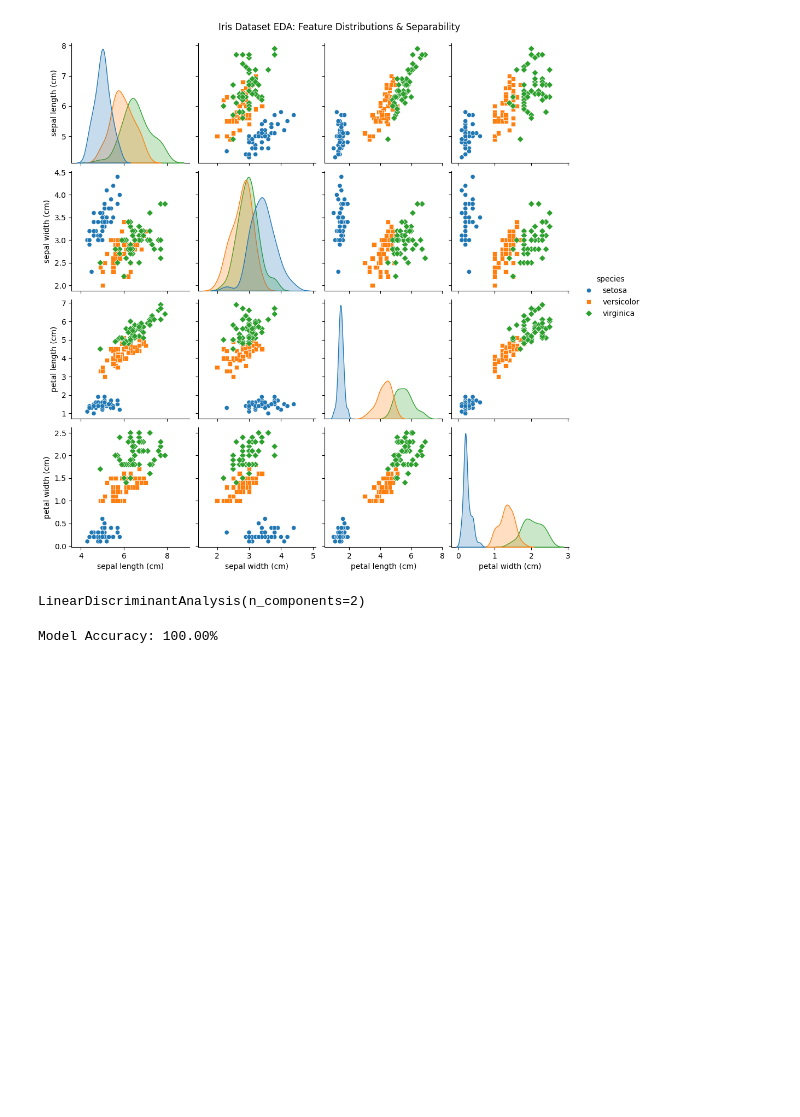
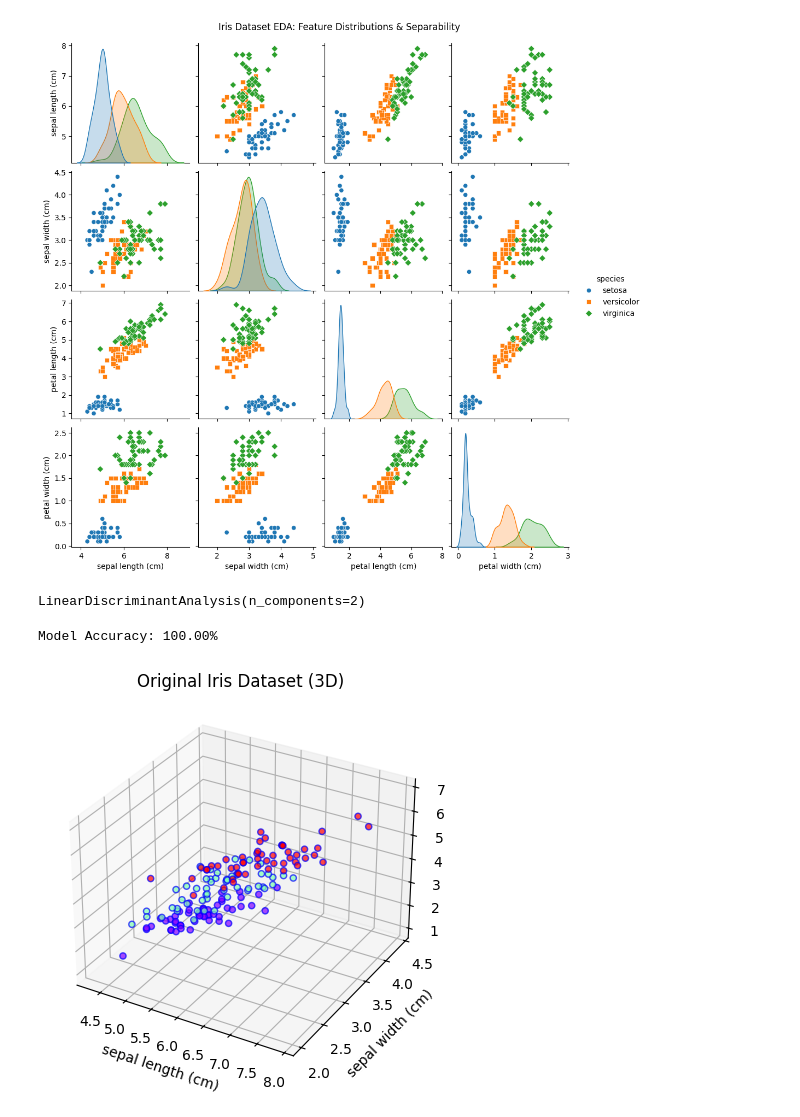
Before and after one commit to malik09-teach/batch-01, a Jupyter notebook: classification/LDA.ipynb, the cells around one changed output. Drawn from its saved outputs; the diff is of its cells as text; code cells hidden in the pictures; blank space fills up the shorter version.

```diff
--- a/classification/LDA.ipynb
+++ b/classification/LDA.ipynb
@@ -63,0 +75,7 @@ print(f"Probability Scores: Setosa ({predicted_probabilities[0]:.4f}), "
+# %%
+iris = load_iris()
+dataset = pd.DataFrame(columns=iris.feature_names, data=iris.data)
+dataset['target'] = iris.target
+
+X = dataset.iloc[:, 0:4].values
+y = dataset.iloc[:, 4].values
@@ -63,0 +90,11 @@ print(f"Probability Scores: Setosa ({predicted_probabilities[0]:.4f}), "
+# %%
+fig = plt.figure(figsize=(7,5))
+ax = fig.add_subplot(111, projection='3d')
+ax.scatter(X[:,0], X[:,1], X[:,2], c=y, cmap='rainbow', alpha=0.7, edgecolors='b')
+ax.set_xlabel(iris.feature_names[0])
+ax.set_ylabel(iris.feature_names[1])
+ax.set_zlabel(iris.feature_names[2])
+ax.set_title('Original Iris Dataset (3D)')
+plt.show()
+# %% [output]
+[figure, added]
```
Also changed, not shown: parts of 5 cells of this notebook.
